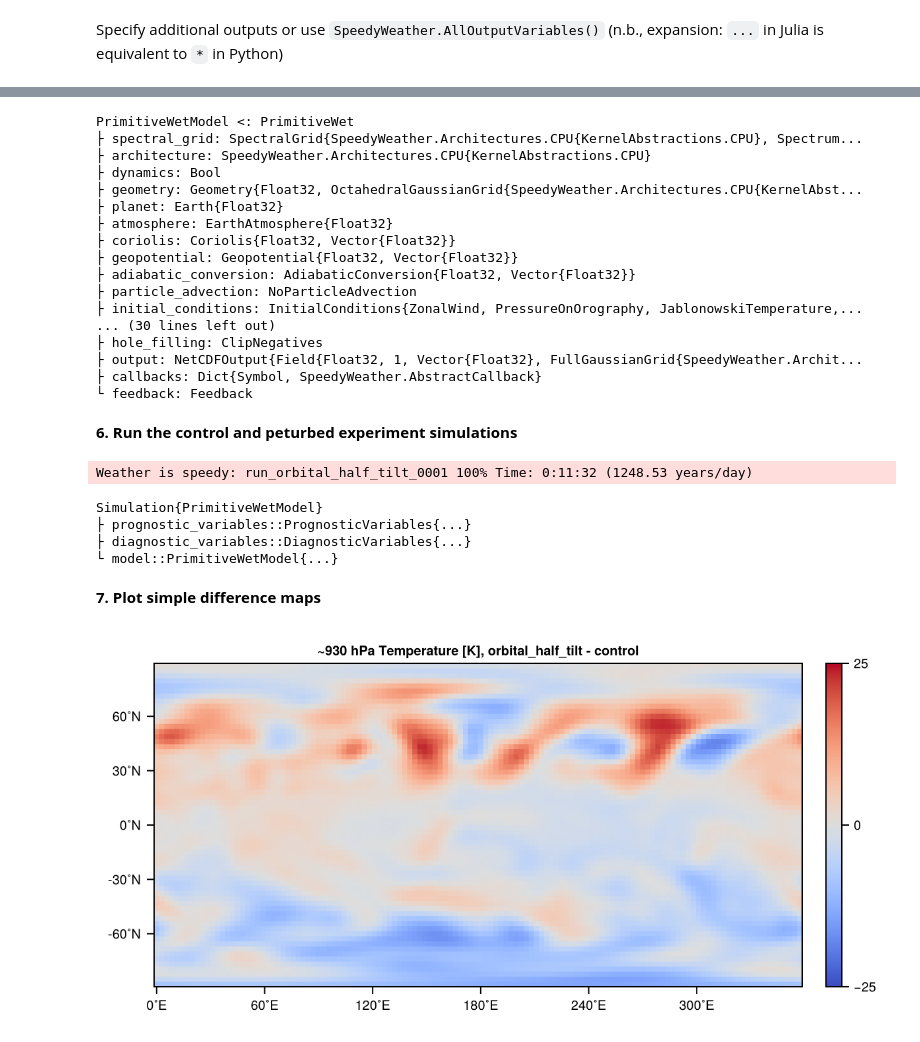
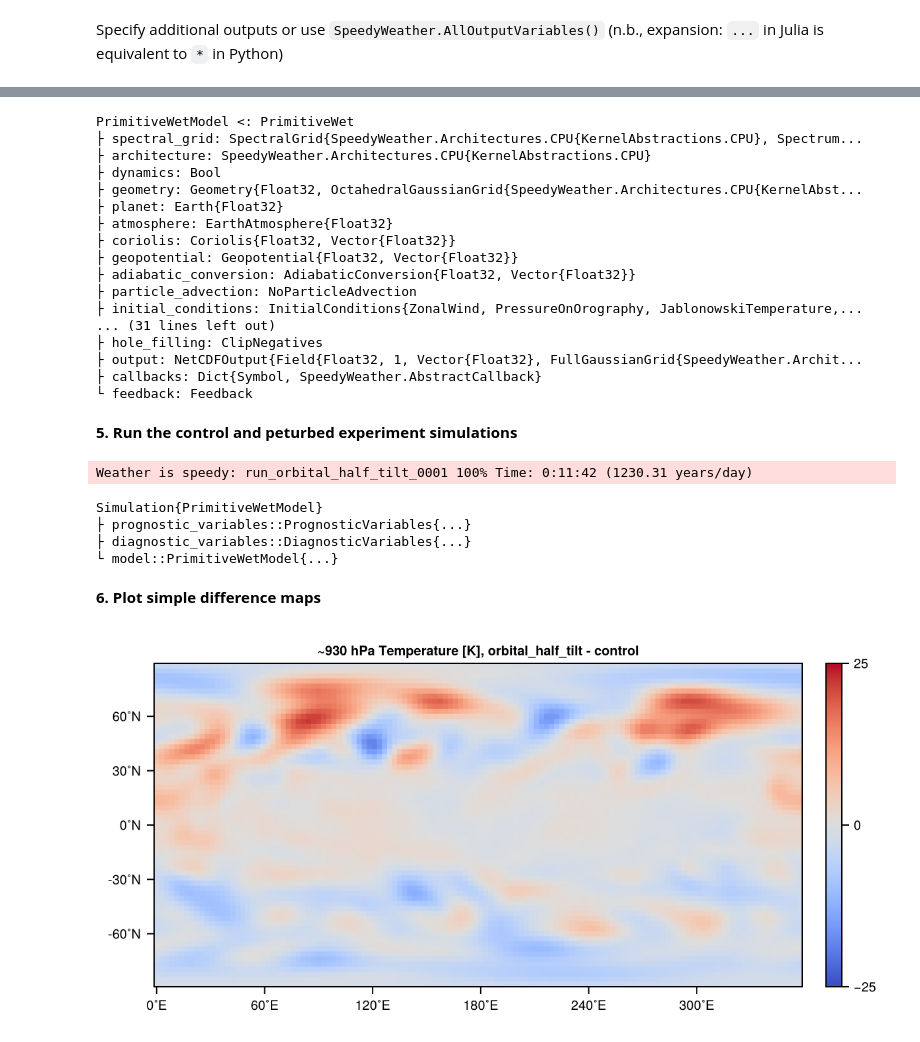
Before and after one commit to SpeedyWeather/NCAS_CMSS_2025, a Jupyter notebook: Pre-Defined_Experiments/SpeedyWeather_orbital_experiment.ipynb, the cells around one changed output, grey strips where cells are left out. Cells and saved outputs as stored; diff of their text form; code cells hidden in the pictures.

```diff
--- a/Pre-Defined_Experiments/SpeedyWeather_orbital_experiment.ipynb
+++ b/Pre-Defined_Experiments/SpeedyWeather_orbital_experiment.ipynb
@@ -137,8 +172,11 @@ Albedo <: SpeedyWeather.AbstractAlbedo
 # %%
-model_ctl = PrimitiveWetModel(spectral_grid; land, ocean, large_scale_condensation, convection, time_stepping=time_stepping_ctl, output=output_ctl)
+if run_control == true
+    model_ctl = PrimitiveWetModel(spectral_grid; land, ocean, large_scale_condensation, convection, time_stepping=time_stepping_ctl, output=output_ctl)
+    #model_ctl = PrimitiveWetModel(spectral_grid; large_scale_condensation, convection, time_stepping=time_stepping_ctl, output=output_ctl)
+    simulation_ctl = initialize!(model_ctl)
+end
 model_exp = PrimitiveWetModel(spectral_grid; land, ocean, large_scale_condensation, convection, time_stepping=time_stepping_exp, planet=earth, output=output_exp)
-
-simulation_ctl = initialize!(model_ctl)
+#model_exp = PrimitiveWetModel(spectral_grid; large_scale_condensation, convection, time_stepping=time_stepping_exp, planet=earth, output=output_exp)
 simulation_exp = initialize!(model_exp)
 
 model_exp
@@ -155,29 +193,31 @@ PrimitiveWetModel <: PrimitiveWet
 ├ adiabatic_conversion: AdiabaticConversion{Float32, Vector{Float32}}
 ├ particle_advection: NoParticleAdvection
 ├ initial_conditions: InitialConditions{ZonalWind, PressureOnOrography, JablonowskiTemperature,...
-... (30 lines left out)
+... (31 lines left out)
 ├ hole_filling: ClipNegatives
 ├ output: NetCDFOutput{Field{Float32, 1, Vector{Float32}, FullGaussianGrid{SpeedyWeather.Archit...
 ├ callbacks: Dict{Symbol, SpeedyWeather.AbstractCallback}
 └ feedback: Feedback
 # %% [markdown]
-**6. Run the control and peturbed experiment simulations**
+**5. Run the control and peturbed experiment simulations**
 # %%
-run!(simulation_ctl, period=Year(duration_yr), output=true)
+if run_control == true
+    run!(simulation_ctl, period=Year(duration_yr), output=true)
+end
 run!(simulation_exp, period=Year(duration_yr), output=true)
 # %% [output]
-Weather is speedy: run_orbital_half_tilt_0001 100% Time: 0:11:32 (1248.53 years/day)
+Weather is speedy: run_orbital_half_tilt_0001 100% Time: 0:11:42 (1230.31 years/day)
 Simulation{PrimitiveWetModel}
 ├ prognostic_variables::PrognosticVariables{...}
 ├ diagnostic_variables::DiagnosticVariables{...}
 └ model::PrimitiveWetModel{...}
 # %% [markdown]
-**7. Plot simple difference maps**
+**6. Plot simple difference maps**
-# %%
-T = simulation_exp.diagnostic_variables.grid.temp_grid[:, end] - simulation_ctl.diagnostic_variables.grid.temp_grid[:, end]
-heatmap(T, colorrange=(-25,25), colormap = "coolwarm", title="~930 hPa Temperature [K], "*experiment_name*" - control")
-# %% [output]
-[figure, removed]
+# %%
+T = simulation_exp.diagnostic_variables.grid.temp_grid[:, 8] - simulation_ctl.diagnostic_variables.grid.temp_grid[:, 8]
+heatmap(T, colorrange=(-25,25), colormap = "coolwarm", title="~930 hPa Temperature [K], "*experiment_name*" - control")
+# %% [output]
+[figure, added]
 # %%
 P = simulation_exp.diagnostic_variables.physics.precip_large_scale - simulation_ctl.diagnostic_variables.physics.precip_large_scale
 heatmap(P, colorrange=(-0.1,0.1), colormap = "BrBG", title="Precipitation [mm/day], "*experiment_name*" - control")
```
Also changed, not shown: parts of 21 cells of this notebook.
